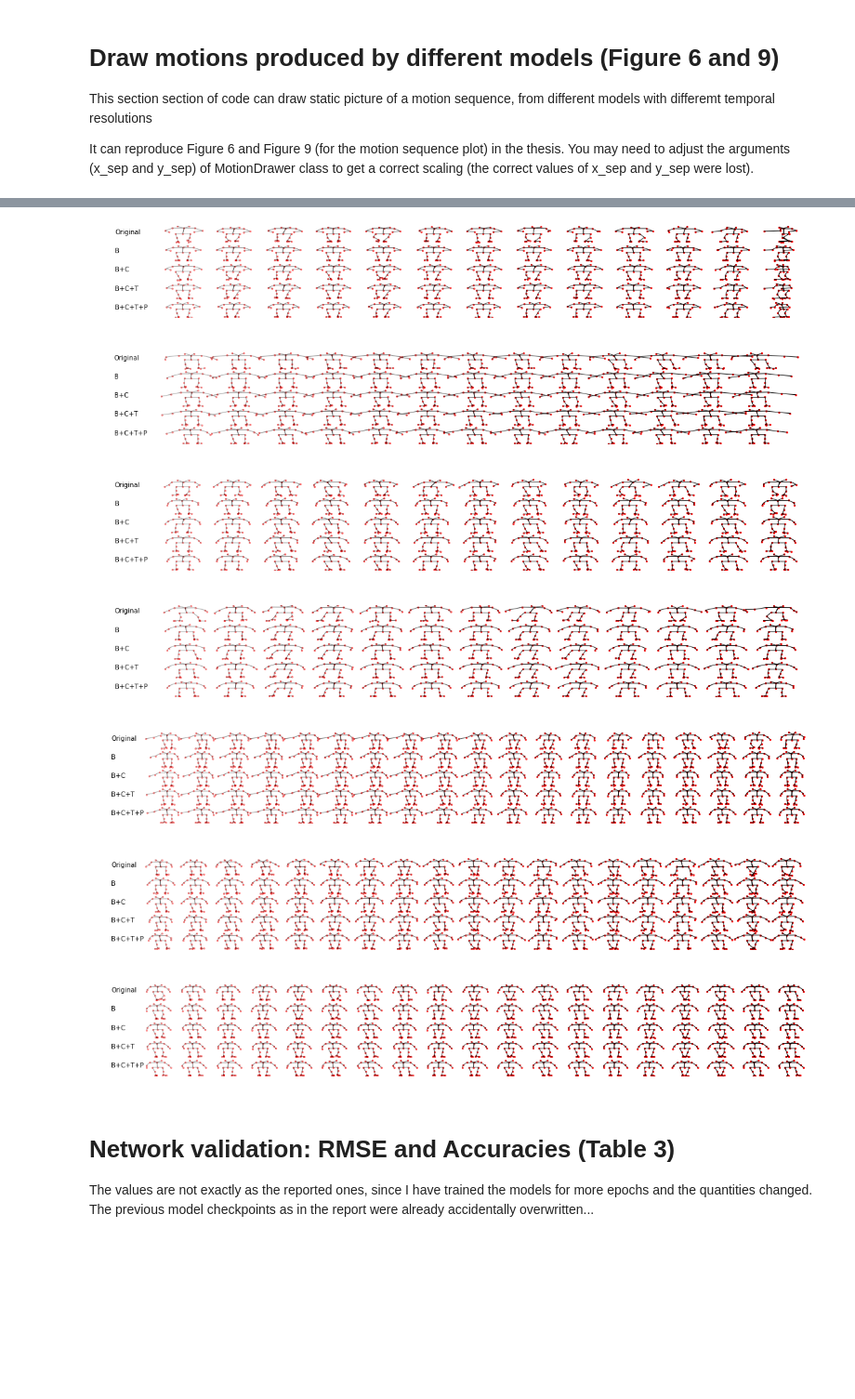
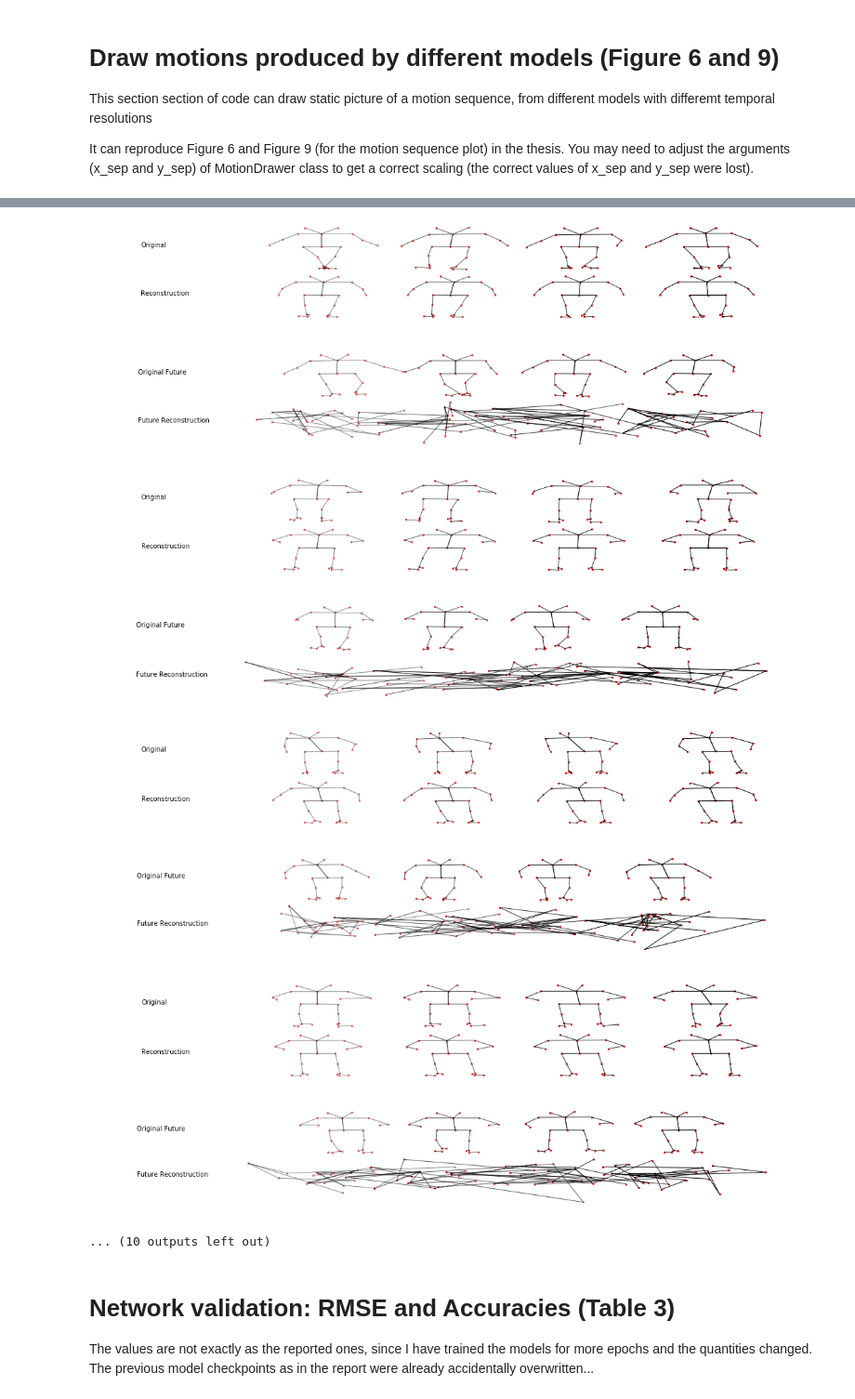
Before and after one commit to kslangewal/GaitProject, a Jupyter notebook: JupyterNotebook/interactive_latent_exploration/Thesis_analysis.ipynb, the cells around one changed output, grey strips where cells are left out. Shown at 93% size. Cells and saved outputs as stored; diff of their text form; code cells hidden in the pictures; blank space fills up the shorter version.

```diff
--- a/JupyterNotebook/interactive_latent_exploration/Thesis_analysis.ipynb
+++ b/JupyterNotebook/interactive_latent_exploration/Thesis_analysis.ipynb
@@ -245,7 +43,7 @@ This section section of code can draw static picture of a motion sequence, from
 It can reproduce Figure 6 and Figure 9 (for the motion sequence plot) in the thesis. You may need to adjust the arguments (x_sep and y_sep) of MotionDrawer class to get a correct scaling (the correct values of x_sep and y_sep were lost).
 # %%
 idx_list = [3543, 538, 1668, 1596, 3351, 3303, 5602, 5723, 3530, 478, 81, 3460]
-intervals_list = [[0, 128, 10]]*8 + [[0, 128, 7]]*3
+intervals_list = [[0, 32, 10]]*8 + [[0, 32, 7]]*3
 names_list = ["output_examples_3543_[0, 128, 10].png",  # For Figure 6
               "PHENO-bottom-left-atactic2_538_[0, 128, 10].png",  # This and below are all for Figure 9
               "PHENO-top-left-atactic1_1668_[0, 128, 10].png",
@@ -261,16 +59,20 @@ names_list = ["output_examples_3543_[0, 128, 10].png",  # For Figure 6
 # %%
 for selected_idx, selected_interval, save_img_name in zip(idx_list, intervals_list, names_list):
     save_img_path = "thesis_results/thesis_figures/{}".format(save_img_name)
-    # save_img_path = None # uncomment this to prevent saving any figure
+    save_img_path = None # uncomment this to prevent saving any figure
 
-    if selected_idx == 3543:  # For figure 6 which is a comparison of 4 models
-        motion_cols = ["ori_motion", "B_recon", "B+C_recon", "B+C+T_recon", "B+C+T+P_recon"]
-        name_cols = ["Original", "B", "B+C", "B+C+T", "B+C+T+P"]
-    #else:  # For figure 9 which only takes the final model, B+C+T+P, as example
-        #motion_cols = ["B+C+T+P_recon"]
-        #name_cols = ["B+C+T+P"]
+    motion_cols = ["ori_motion", "B+C+T+P_recon"]
+    name_cols = ["Original", "Reconstruction"]
+
     # Start Drawing
     drawer = MotionDrawer(df, motion_cols, name_cols, save_img_path, x_sep=0.4, y_sep=1, interval=selected_interval,
                       figsize=(16,2.5), scatter_size=5, dpi=300)
     ax = drawer.draw(selected_idx)
+
+    motion_cols = ["ori_fut", "B+C+T+P_fut_recon"]
+    name_cols = ["Original Future", "Future Reconstruction"]
+    # Start Drawing
+    drawer = MotionDrawer(df, motion_cols, name_cols, save_img_path, x_sep=0.4, y_sep=1, interval=selected_interval,
+                      figsize=(16,2.5), scatter_size=5, dpi=300)
+    ax = drawer.draw(selected_idx)
 # %% [output]
@@ -281,10 +83,12 @@ for selected_idx, selected_interval, save_img_name in zip(idx_list, intervals_li
-[figure, old version]
+[figure, new version]
-[figure, old version]
+[figure, new version]
-[figure, old version]
+[figure, new version]
-[figure, old version]
+[figure, new version]
-[figure, old version]
+[figure, new version]
-[figure, old version]
+[figure, new version]
-[figure, old version]
+[figure, new version]
+[figure, added]
+... (10 outputs left out)
 # %% [markdown]
 # Network validation: RMSE and Accuracies (Table 3)
 
```
Also changed, not shown: parts of 14 cells of this notebook, 14 other files.
